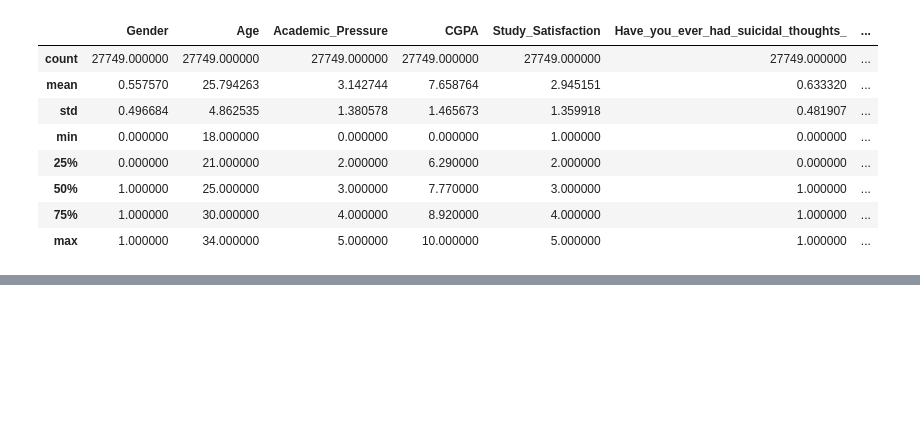
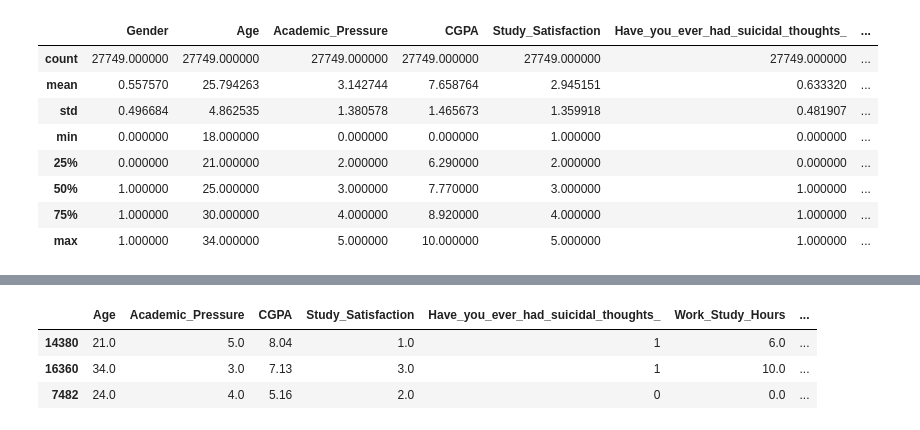
Before and after one commit to aslam0312/machinelearning-, a Jupyter notebook: depression.ipynb, the cells around one changed output, grey strips where cells are left out. Saved outputs shown, nothing was run; the diff lists cells and outputs as text; code cells hidden in the pictures; blank space fills up the shorter version.

```diff
--- a/depression.ipynb
+++ b/depression.ipynb
@@ -586,0 +799,6 @@ joblib.dump(LR, 'model.pkl')
+# %%
+# after the feature importance in another file can say sleep,history,diet,academic and financial stress play big part and suicidal thoughts too
+# city,gender,degree doesnt affect to much. as they are not above  1.5% in both gbr and dtc
+# so we can say that the most important features are sleep,history,diet,academic and financial
+
+data=data.drop(['City','Gender','Degree',],axis=1)
@@ -586,0 +856,11 @@ joblib.dump(LR, 'model.pkl')
+# %%
+# since sleep and diet is object with more than 2 value we do one hard encoding on them before training the data
+
+data = pd.get_dummies(data, columns=[ 'Sleep_Duration', 'Dietary_Habits'])
+# %%
+data.sample(3)
+# %% [output]
+|  | Age | Academic_Pressure | CGPA | Study_Satisfaction | Have_you_ever_had_suicidal_thoughts_ | Work_Study_Hours | ... |
+| 14380 | 21.0 | 5.0 | 8.04 | 1.0 | 1 | 6.0 | ... |
+| 16360 | 34.0 | 3.0 | 7.13 | 3.0 | 1 | 10.0 | ... |
+| 7482 | 24.0 | 4.0 | 5.16 | 2.0 | 0 | 0.0 | ... |
```
Also changed, not shown: parts of 50 cells of this notebook, 12 other files.
